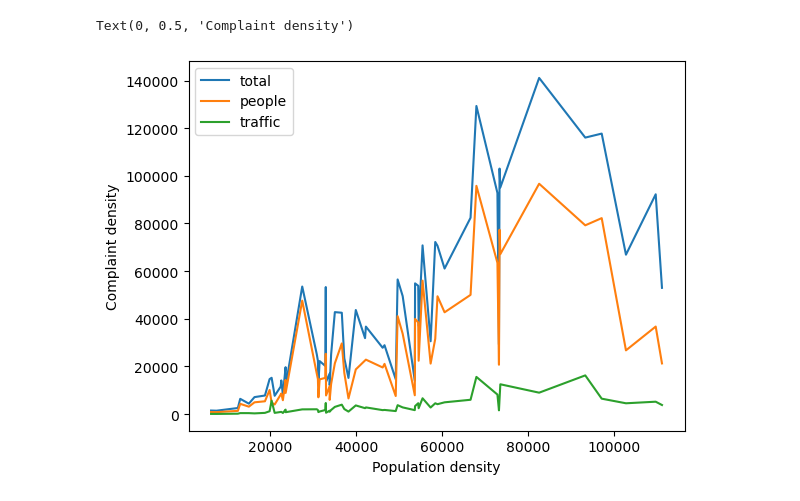
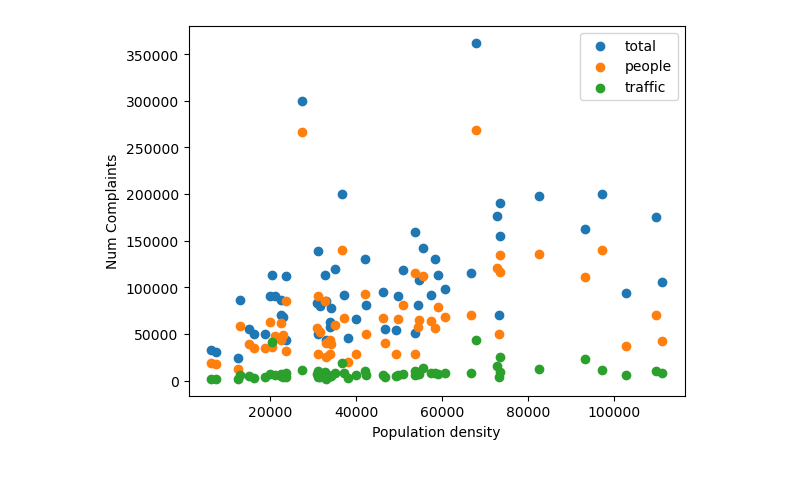
Before and after one commit to nicolem321/Noise-Pollution-Predictive-Model-NYC, a Jupyter notebook: raw_data_plots.ipynb, the cells around one changed output. Drawn from its saved outputs; the diff is of its cells as text; code cells hidden in the pictures.

```diff
--- a/raw_data_plots.ipynb
+++ b/raw_data_plots.ipynb
@@ -17,29 +17,31 @@ total_complaints = complaints['Total']['Region'][:]
 people_complaints = complaints['People']['Region'][:]
 traffic_complaints = complaints['Traffic']['Region'][:]
 
-total_complaint_densities = np.zeros(59)
-people_complaint_densities = np.zeros(59)
-traffic_complaint_densities = np.zeros(59)
-
+total_complaint_per_region = np.zeros(59)
+people_complaint_per_region = np.zeros(59)
+traffic_complaint_per_region = np.zeros(59)
+#num complaints will already be correlated with area due to size of regions
+#will i need to do complaint densities ?
 
 for r in range(len(names)):
     tot_inds = np.where(total_complaints == names[r])[0]
-    total_complaint_densities[r] = len(tot_inds)/areas[r]
+    total_complaint_per_region[r] = len(tot_inds)#/areas[r]
 
     people_inds = np.where(people_complaints == names[r])[0]
-    people_complaint_densities[r] = len(people_inds)/areas[r]
+    people_complaint_per_region[r] = len(people_inds)#/areas[r]
 
     traffic_inds = np.where(traffic_complaints == names[r])[0]
-    traffic_complaint_densities[r] = len(traffic_inds)/areas[r]
+    traffic_complaint_per_region[r] = len(traffic_inds)#/areas[r]
 # %%
 asc_densities = np.argsort(densities)
 
-plt.plot(densities[asc_densities], total_complaint_densities[asc_densities], label='total')
-plt.plot(densities[asc_densities], people_complaint_densities[asc_densities], label='people')
-plt.plot(densities[asc_densities], traffic_complaint_densities[asc_densities], label='traffic')
+plt.scatter(densities[asc_densities], total_complaint_per_region[asc_densities], label='total')
+plt.scatter(densities[asc_densities], people_complaint_per_region[asc_densities], label='people')
+plt.scatter(densities[asc_densities], traffic_complaint_per_region[asc_densities], label='traffic')
+
 plt.legend()
 plt.xlabel('Population density')
-plt.ylabel('Complaint density')
+plt.ylabel('Num Complaints') #NOT NORMALIZED AGAINST AREA (not density)
+plt.show()
 # %% [output]
-Text(0, 0.5, 'Complaint density')
-[figure, old version]
+[figure, new version]
```
Also changed, not shown: parts of 2 cells of this notebook.
